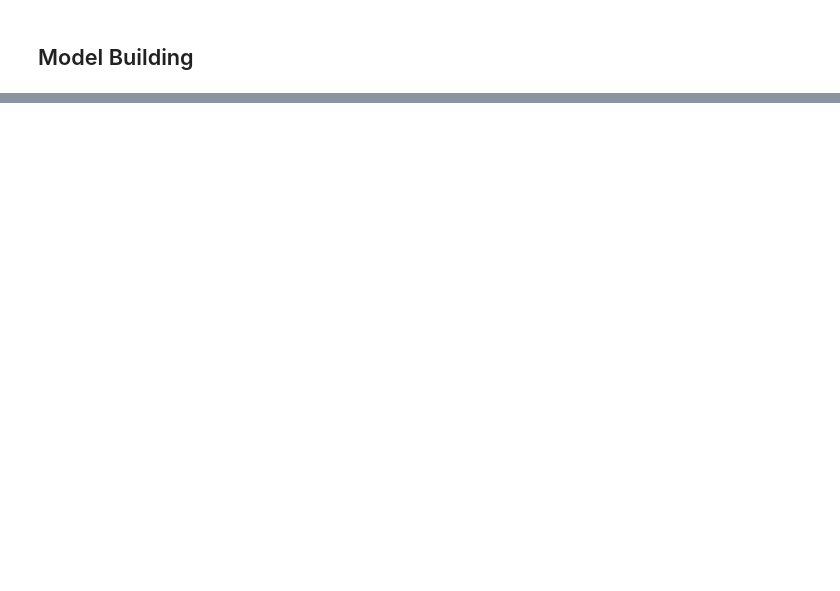
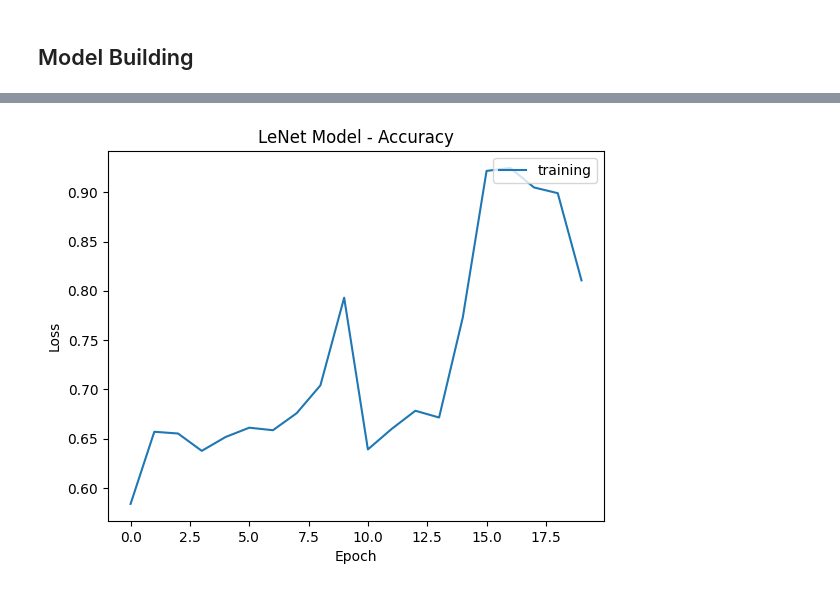
Before and after one commit to abdulhakkeempa/deep-learning, a Jupyter notebook: malaria_classification.ipynb, the cells around one changed output, grey strips where cells are left out. Saved outputs shown, nothing was run; the diff lists cells and outputs as text; code cells hidden in the pictures; blank space fills up the shorter version.

```diff
--- a/malaria_classification.ipynb
+++ b/malaria_classification.ipynb
@@ -208,0 +217,9 @@ plt.show()
+# %%
+plt.plot(history.history['accuracy'])
+plt.title('LeNet Model - Accuracy')
+plt.xlabel('Epoch')
+plt.ylabel('Loss')
+plt.legend(['training'], loc='upper right')
+plt.show()
+# %% [output]
+[figure, added]
```
Also changed, not shown: parts of 11 cells of this notebook.
